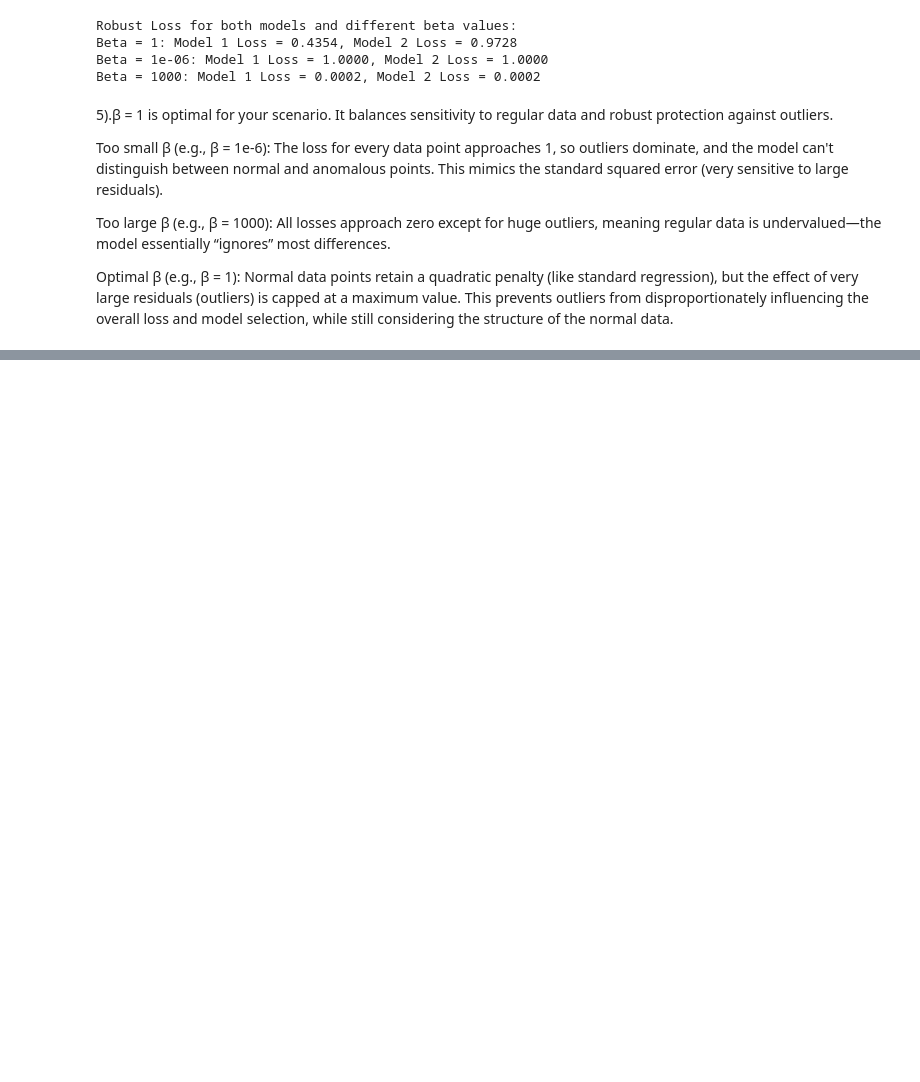
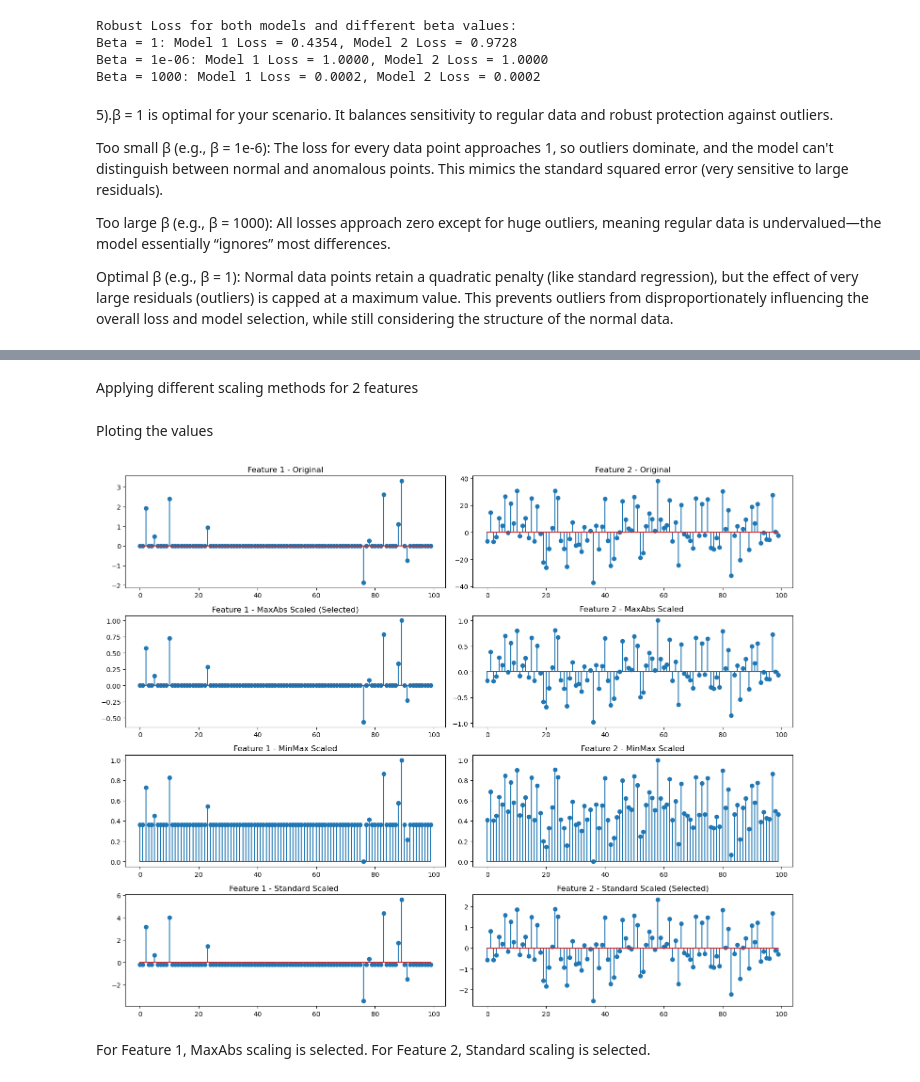
Before and after one commit to Demitha-Manawadu/Pattern-_Recognition-1, a Jupyter notebook: Untitled-1.ipynb, the cells around one changed output, grey strips where cells are left out. Cells and saved outputs as stored; diff of their text form; code cells hidden in the pictures; blank space fills up the shorter version.

```diff
--- a/Untitled-1.ipynb
+++ b/Untitled-1.ipynb
@@ -92,0 +251,2 @@ Optimal β (e.g., β = 1): Normal data points retain a quadratic penalty (like s
+# %% [markdown]
+Applying different scaling methods for 2 features
@@ -92,0 +275,41 @@ Optimal β (e.g., β = 1): Normal data points retain a quadratic penalty (like s
+# %% [markdown]
+Ploting the values
+# %%
+plt.figure(figsize=(15, 12))
+
+# Feature 1 comparisons
+plt.subplot(4, 2, 1)
+plt.stem(sparse_signal)
+plt.title("Feature 1 - Original")
+plt.subplot(4, 2, 2)
+plt.stem(epsilon)
+plt.title("Feature 2 - Original")
+
+plt.subplot(4, 2, 3)
+plt.stem(feature1_maxabs)
+plt.title("Feature 1 - MaxAbs Scaled (Selected)")
+plt.subplot(4, 2, 4)
+plt.stem(feature2_maxabs)
+plt.title("Feature 2 - MaxAbs Scaled ")
+
+plt.subplot(4, 2, 5)
+plt.stem(feature1_minmax)
+plt.title("Feature 1 - MinMax Scaled")
+plt.subplot(4, 2, 6)
+plt.stem(feature2_minmax)
+plt.title("Feature 2 - MinMax Scaled")
+
+plt.subplot(4, 2, 7)
+plt.stem(feature1_std)
+plt.title("Feature 1 - Standard Scaled ")
+plt.subplot(4, 2, 8)
+plt.stem(feature2_std)
+plt.title("Feature 2 - Standard Scaled (Selected)")
+
+plt.tight_layout()
+plt.show()
+# %% [output]
+[figure, added]
+# %% [markdown]
+For Feature 1, MaxAbs scaling is selected.
+For Feature 2, Standard scaling is selected.
```
Also changed, not shown: parts of 22 cells of this notebook.
